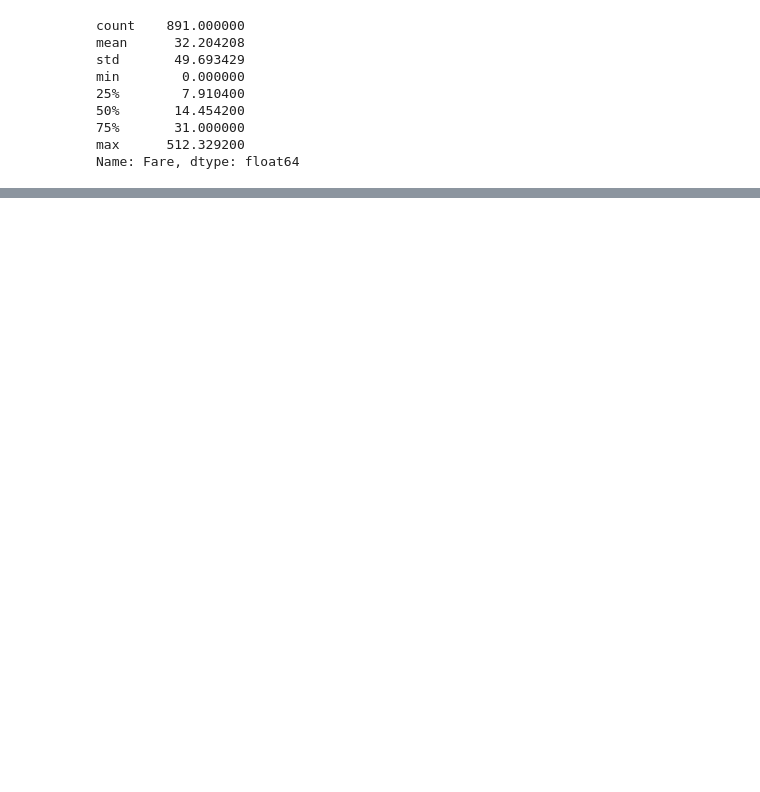
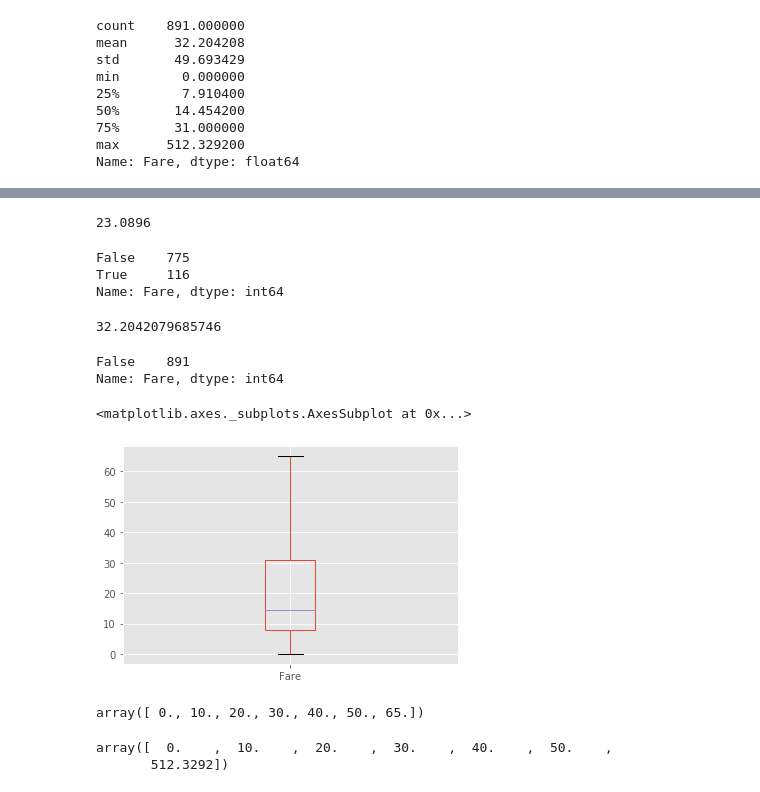
Before and after one commit to Neethithevan/Titanic_Kaggle, a Jupyter notebook: Titanic.ipynb, the cells around one changed output, grey strips where cells are left out. Saved outputs shown, nothing was run; the diff lists cells and outputs as text; code cells hidden in the pictures; blank space fills up the shorter version.

```diff
--- a/Titanic.ipynb
+++ b/Titanic.ipynb
@@ -340,0 +490,50 @@ Name: Fare, dtype: float64
+# %%
+Q1 = train['Fare'].quantile(0.25)
+Q3 = train['Fare'].quantile(0.75)
+IQR = Q3 - Q1
+print(IQR)
+# %% [output]
+23.0896
+# %%
+((train['Fare'] < (Q1 - 1.5 * IQR)) | (train['Fare']> (Q3 + 1.5 * IQR))).value_counts()
+# %% [output]
+False    775
+True     116
+Name: Fare, dtype: int64
+# %%
+mean =train['Fare'].mean()
+mean
+# %% [output]
+32.2042079685746
+# %%
+for x in range(891):
+    if( train.loc[x,'Fare']> (Q3 + 1.5 * IQR)):
+
+        train.loc[x,'Fare'] = mean
+# %%
+((train['Fare'] < (Q1 - 1.5 * IQR)) | (train['Fare']> (Q3 + 1.5 * IQR))).value_counts()
+# %% [output]
+False    891
+Name: Fare, dtype: int64
+# %%
+train['Fare'].plot(kind = 'box')
+# %% [output]
+<matplotlib.axes._subplots.AxesSubplot at 0x...>
+[figure, added]
+# %%
+#Bining of Fare Train
+bins = np.array([min(train['Fare']),10, 20,30,40,50,max(train['Fare'])] )
+group_name=['Fare_1','Fare_2','Fare_3','Fare_4','Fare_5','Fare_6']
+train['fare_binned']=pd.cut(train["Fare"],bins,labels =group_name ,include_lowest = True)
+bins
+# %% [output]
+array([ 0., 10., 20., 30., 40., 50., 65.])
+# %%
+#Bining of Fare TEST
+bins = np.array([min(test['Fare']),10, 20,30,40,50,max(test['Fare'])] )
+group_name=['Fare_1','Fare_2','Fare_3','Fare_4','Fare_5','Fare_6']
+test['fare_binned']=pd.cut(test["Fare"],bins,labels =group_name ,include_lowest = True)
+bins
+# %% [output]
+array([  0.    ,  10.    ,  20.    ,  30.    ,  40.    ,  50.    ,
+       512.3292])
```
Also changed, not shown: parts of 105 cells of this notebook, 1 other file.
